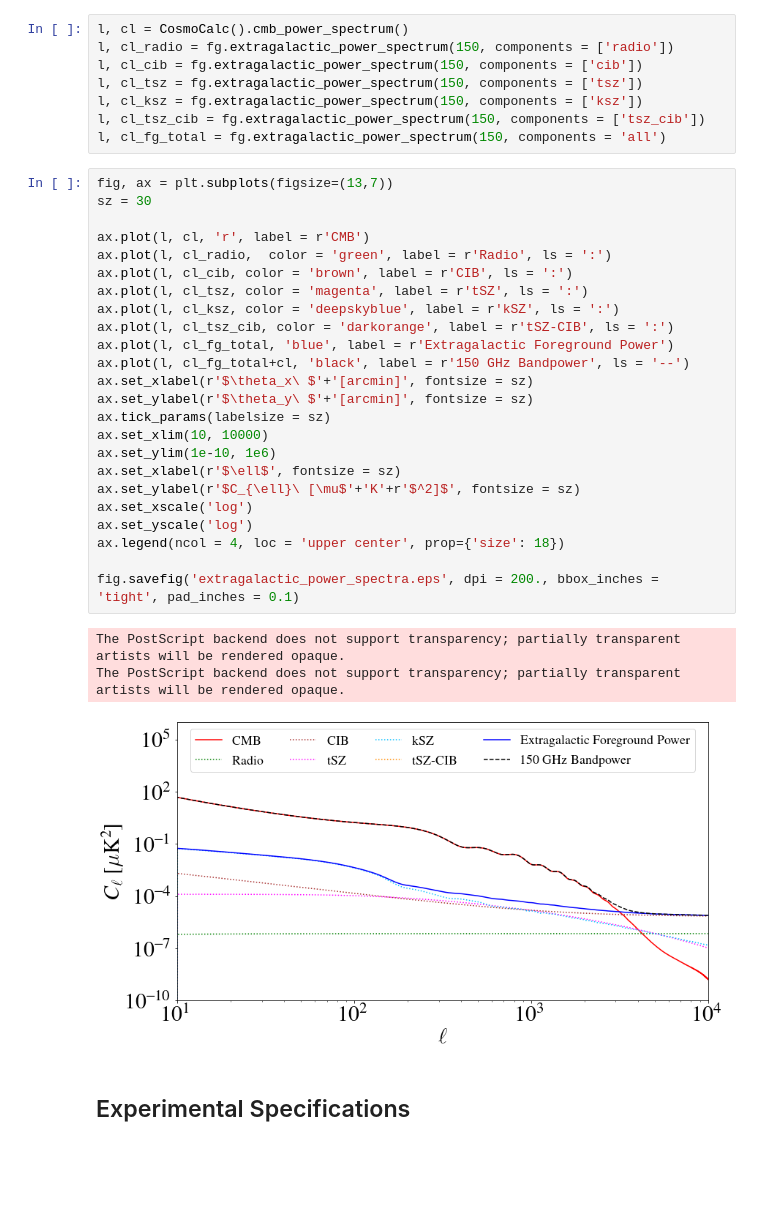
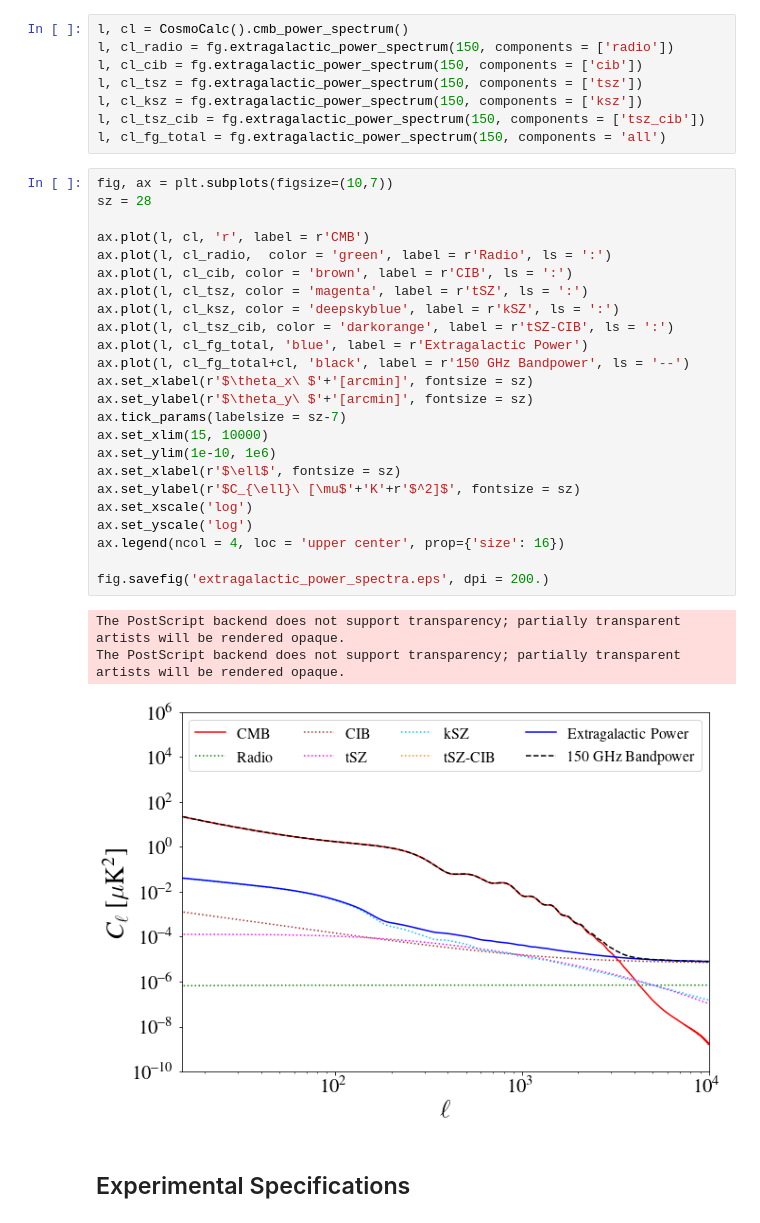
Before and after one commit to s6kelevy/cmb_lensing, a Jupyter notebook: simulations.ipynb, the cells around one changed output. Cells and saved outputs as stored; diff of their text form; blank space fills up the shorter version.

```diff
--- a/simulations.ipynb
+++ b/simulations.ipynb
@@ -125,33 +126,33 @@ l, cl_ksz = fg.extragalactic_power_spectrum(150, components = ['ksz'])
 l, cl_tsz_cib = fg.extragalactic_power_spectrum(150, components = ['tsz_cib'])
 l, cl_fg_total = fg.extragalactic_power_spectrum(150, components = 'all')
 # %%
-fig, ax = plt.subplots(figsize=(13,7))
-sz = 30
+fig, ax = plt.subplots(figsize=(10,7))
+sz = 28
 
 ax.plot(l, cl, 'r', label = r'CMB')
 ax.plot(l, cl_radio,  color = 'green', label = r'Radio', ls = ':')
 ax.plot(l, cl_cib, color = 'brown', label = r'CIB', ls = ':')
 ax.plot(l, cl_tsz, color = 'magenta', label = r'tSZ', ls = ':')
 ax.plot(l, cl_ksz, color = 'deepskyblue', label = r'kSZ', ls = ':')
 ax.plot(l, cl_tsz_cib, color = 'darkorange', label = r'tSZ-CIB', ls = ':')
-ax.plot(l, cl_fg_total, 'blue', label = r'Extragalactic Foreground Power')
+ax.plot(l, cl_fg_total, 'blue', label = r'Extragalactic Power')
 ax.plot(l, cl_fg_total+cl, 'black', label = r'150 GHz Bandpower', ls = '--')
 ax.set_xlabel(r'$\theta_x\ $'+'[arcmin]', fontsize = sz)
 ax.set_ylabel(r'$\theta_y\ $'+'[arcmin]', fontsize = sz)
-ax.tick_params(labelsize = sz)
-ax.set_xlim(10, 10000)
+ax.tick_params(labelsize = sz-7)
+ax.set_xlim(15, 10000)
 ax.set_ylim(1e-10, 1e6)
 ax.set_xlabel(r'$\ell$', fontsize = sz)
 ax.set_ylabel(r'$C_{\ell}\ [\mu$'+'K'+r'$^2]$', fontsize = sz)
 ax.set_xscale('log')
 ax.set_yscale('log')
-ax.legend(ncol = 4, loc = 'upper center', prop={'size': 18})
+ax.legend(ncol = 4, loc = 'upper center', prop={'size': 16})
 
-fig.savefig('extragalactic_power_spectra.eps', dpi = 200., bbox_inches = 'tight', pad_inches = 0.1)
+fig.savefig('extragalactic_power_spectra.eps', dpi = 200.)
 # %% [output]
 The PostScript backend does not support transparency; partially transparent artists will be rendered opaque.
 The PostScript backend does not support transparency; partially transparent artists will be rendered opaque.
-[figure, old version]
+[figure, new version]
 # %% [markdown]
 ## Experimental Specifications
 # %%
```
Also changed, not shown: parts of 9 cells of this notebook, 9 other files.
